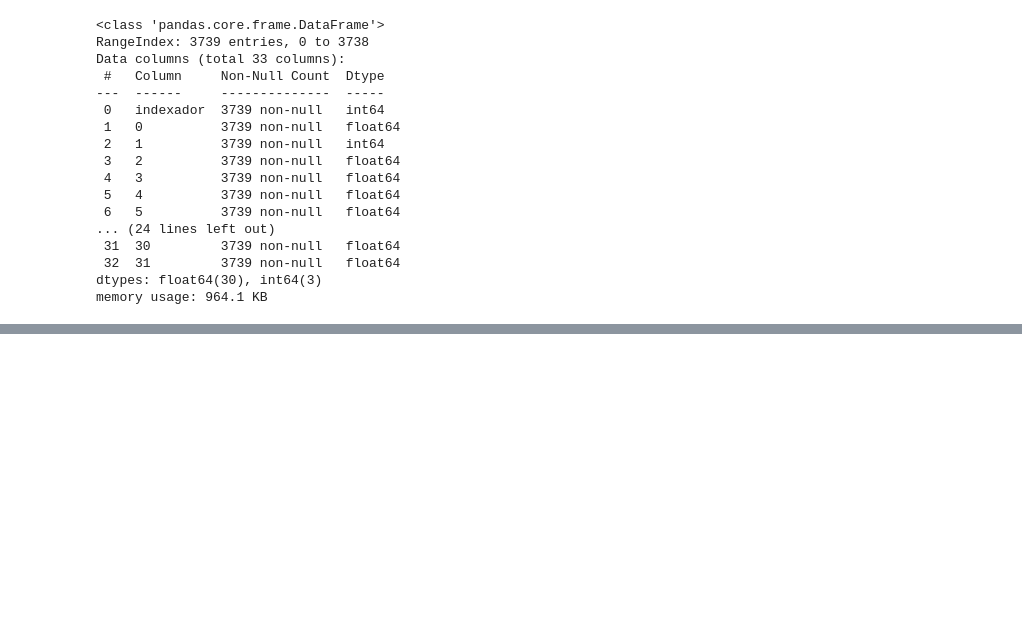
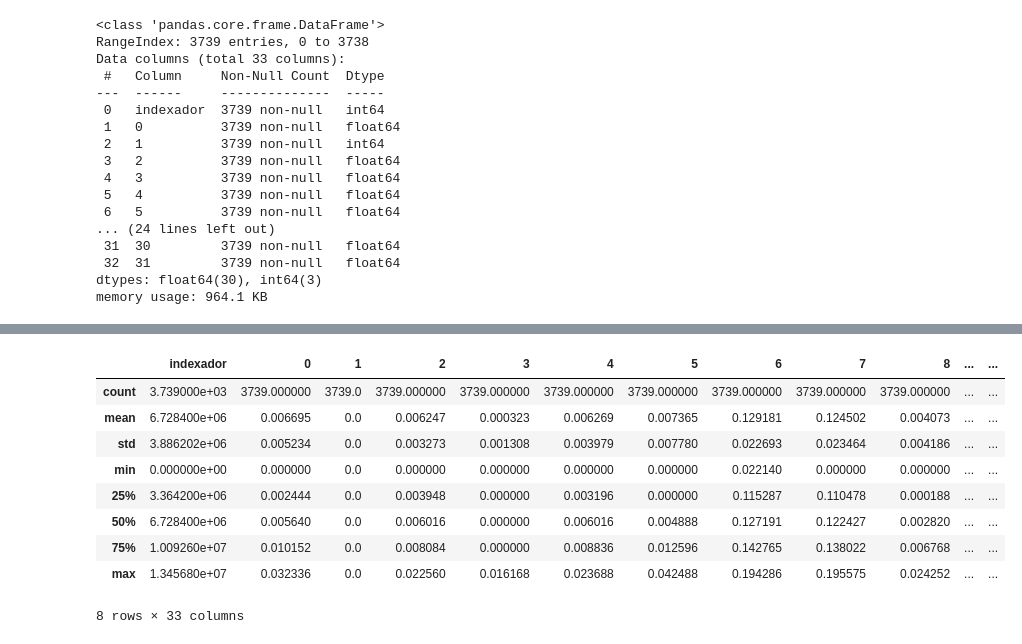
Before and after one commit to marcelof314/SP_urban_flooding, a Jupyter notebook: 08 Rain source file comparision.ipynb, the cells around one changed output, grey strips where cells are left out. Saved outputs shown, nothing was run; the diff lists cells and outputs as text; code cells hidden in the pictures; blank space fills up the shorter version.

```diff
--- a/08 Rain source file comparision.ipynb
+++ b/08 Rain source file comparision.ipynb
@@ -75,0 +89,13 @@ df_rs_rodrigo.head()
+# %%
+df_rs_marcelo.describe()
+# %% [output]
+|  | indexador | 0 | 1 | 2 | 3 | 4 | 5 | 6 | 7 | 8 | ... | ... |
+| count | 3.739000e+03 | 3739.000000 | 3739.0 | 3739.000000 | 3739.000000 | 3739.000000 | 3739.000000 | 3739.000000 | 3739.000000 | 3739.000000 | ... | ... |
+| mean | 6.728400e+06 | 0.006695 | 0.0 | 0.006247 | 0.000323 | 0.006269 | 0.007365 | 0.129181 | 0.124502 | 0.004073 | ... | ... |
+| std | 3.886202e+06 | 0.005234 | 0.0 | 0.003273 | 0.001308 | 0.003979 | 0.007780 | 0.022693 | 0.023464 | 0.004186 | ... | ... |
+| min | 0.000000e+00 | 0.000000 | 0.0 | 0.000000 | 0.000000 | 0.000000 | 0.000000 | 0.022140 | 0.000000 | 0.000000 | ... | ... |
+| 25% | 3.364200e+06 | 0.002444 | 0.0 | 0.003948 | 0.000000 | 0.003196 | 0.000000 | 0.115287 | 0.110478 | 0.000188 | ... | ... |
+| 50% | 6.728400e+06 | 0.005640 | 0.0 | 0.006016 | 0.000000 | 0.006016 | 0.004888 | 0.127191 | 0.122427 | 0.002820 | ... | ... |
+| 75% | 1.009260e+07 | 0.010152 | 0.0 | 0.008084 | 0.000000 | 0.008836 | 0.012596 | 0.142765 | 0.138022 | 0.006768 | ... | ... |
+| max | 1.345680e+07 | 0.032336 | 0.0 | 0.022560 | 0.016168 | 0.023688 | 0.042488 | 0.194286 | 0.195575 | 0.024252 | ... | ... |
+8 rows × 33 columns
```
Also changed, not shown: parts of 9 cells of this notebook, 1 other file.
